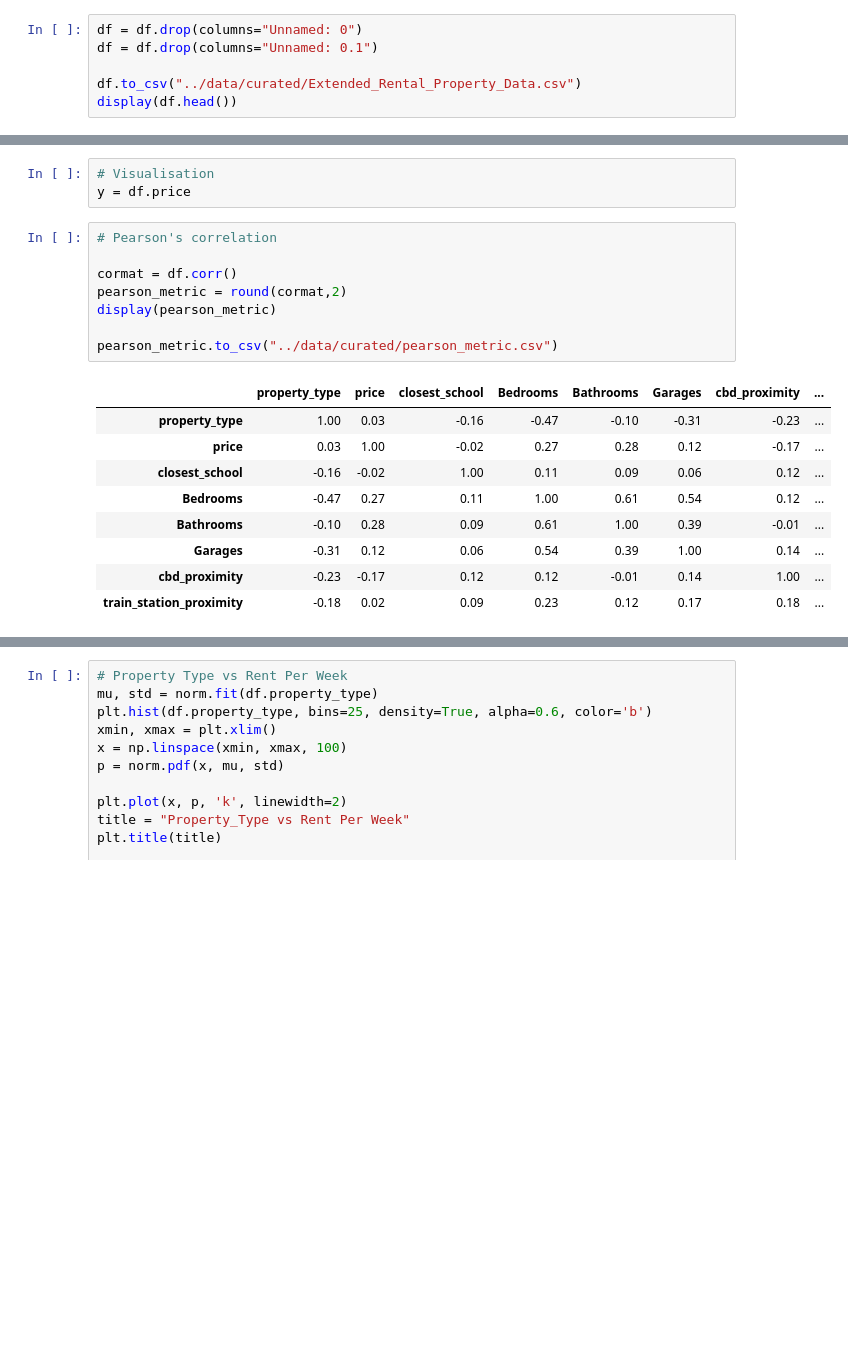
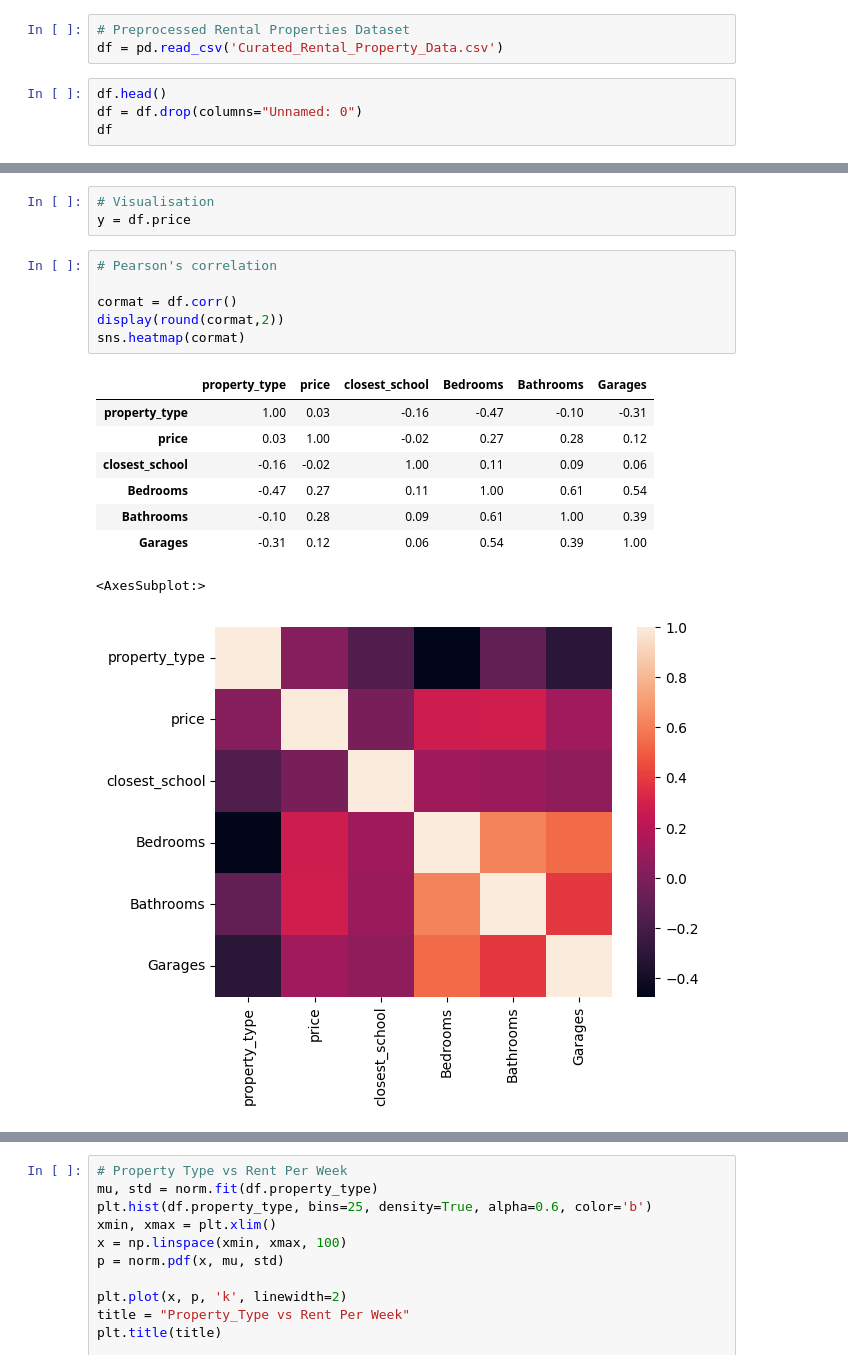
Before and after one commit to MAST30034-Applied-Data-Science/generic-real-estate-consulting-project-group-29, a Jupyter notebook: notebooks/Feature_Analysis-1.ipynb, the cells around one changed output, grey strips where cells are left out. Saved outputs shown, nothing was run; the diff lists cells and outputs as text; blank space fills up the shorter version.

```diff
--- a/notebooks/Feature_Analysis.ipynb
+++ b/notebooks/Feature_Analysis-1.ipynb
@@ -43,7 +11,8 @@ df['suburb'] = cleaned_suburbs
+# %%
+# Preprocessed Rental Properties Dataset
+df = pd.read_csv('Curated_Rental_Property_Data.csv')
 # %%
+df.head()
 df = df.drop(columns="Unnamed: 0")
-df = df.drop(columns="Unnamed: 0.1")
-
-df.to_csv("../data/curated/Extended_Rental_Property_Data.csv")
-display(df.head())
+df
 # %% [output]
@@ -59,18 +35,16 @@ y = df.price
 # %%
 # Pearson's correlation
 
 cormat = df.corr()
-pearson_metric = round(cormat,2)
-display(pearson_metric)
-
-pearson_metric.to_csv("../data/curated/pearson_metric.csv")
+display(round(cormat,2))
+sns.heatmap(cormat)
 # %% [output]
-|  | property_type | price | closest_school | Bedrooms | Bathrooms | Garages | cbd_proximity | ... |
-| property_type | 1.00 | 0.03 | -0.16 | -0.47 | -0.10 | -0.31 | -0.23 | ... |
-| price | 0.03 | 1.00 | -0.02 | 0.27 | 0.28 | 0.12 | -0.17 | ... |
-| closest_school | -0.16 | -0.02 | 1.00 | 0.11 | 0.09 | 0.06 | 0.12 | ... |
-| Bedrooms | -0.47 | 0.27 | 0.11 | 1.00 | 0.61 | 0.54 | 0.12 | ... |
-| Bathrooms | -0.10 | 0.28 | 0.09 | 0.61 | 1.00 | 0.39 | -0.01 | ... |
-| Garages | -0.31 | 0.12 | 0.06 | 0.54 | 0.39 | 1.00 | 0.14 | ... |
-| cbd_proximity | -0.23 | -0.17 | 0.12 | 0.12 | -0.01 | 0.14 | 1.00 | ... |
-| train_station_proximity | -0.18 | 0.02 | 0.09 | 0.23 | 0.12 | 0.17 | 0.18 | ... |
+|  | property_type | price | closest_school | Bedrooms | Bathrooms | Garages |
+| property_type | 1.00 | 0.03 | -0.16 | -0.47 | -0.10 | -0.31 |
+| price | 0.03 | 1.00 | -0.02 | 0.27 | 0.28 | 0.12 |
+| closest_school | -0.16 | -0.02 | 1.00 | 0.11 | 0.09 | 0.06 |
+| Bedrooms | -0.47 | 0.27 | 0.11 | 1.00 | 0.61 | 0.54 |
+| Bathrooms | -0.10 | 0.28 | 0.09 | 0.61 | 1.00 | 0.39 |
+| Garages | -0.31 | 0.12 | 0.06 | 0.54 | 0.39 | 1.00 |
+<AxesSubplot:>
+[figure, added]
```
Also changed, not shown: parts of 11 cells of this notebook, 2 other files.
